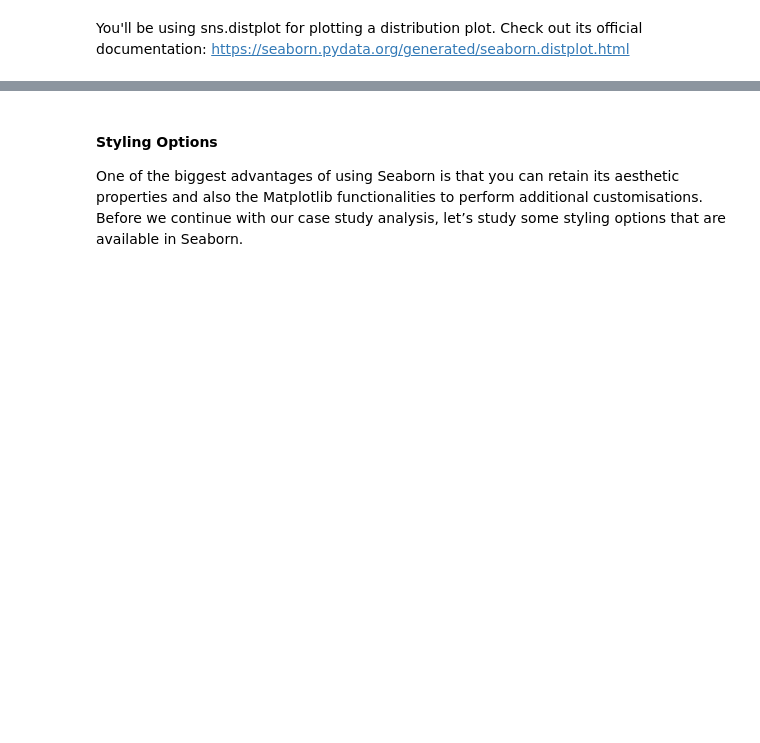
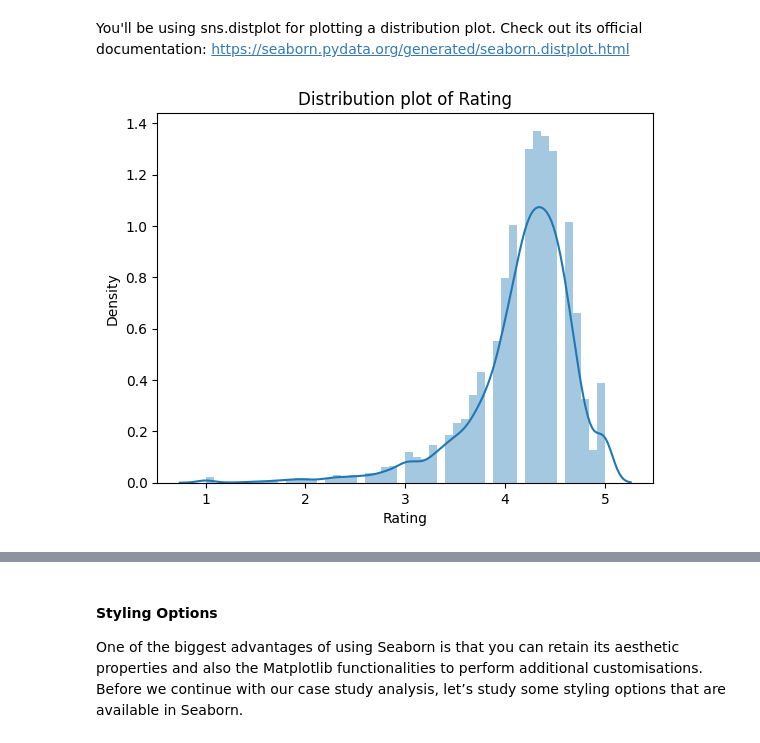
Before and after one commit to shmanth/Data-Visualisation-in-Python---Case-Study-IIITB-Assignment, a Jupyter notebook: Data_Visualisation_in_Python_Case_Study.ipynb, the cells around one changed output, grey strips where cells are left out. Saved outputs shown, nothing was run; the diff lists cells and outputs as text; code cells hidden in the pictures; blank space fills up the shorter version.

```diff
--- a/Data_Visualisation_in_Python_Case_Study.ipynb
+++ b/Data_Visualisation_in_Python_Case_Study.ipynb
@@ -836,5 +832,10 @@ The following is an example of a distribution plot. Notice that now instead of f
 You'll be using sns.distplot for plotting a distribution plot. Check out its official documentation: https://seaborn.pydata.org/generated/seaborn.distplot.html
 # %%
 #Create a distribution plot for rating
+sns.distplot(gplay["Rating"])
+plt.title("Distribution plot of Rating")
+plt.show()
+# %% [output]
+[figure, added]
 # %%
 #Change the number of bins
```
Also changed, not shown: parts of 94 cells of this notebook.
